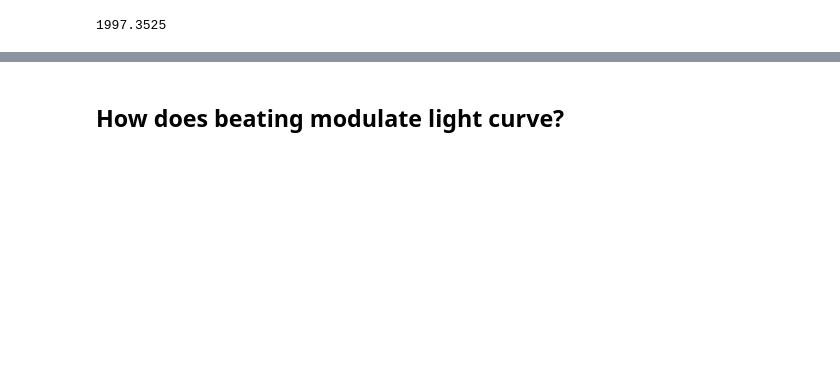
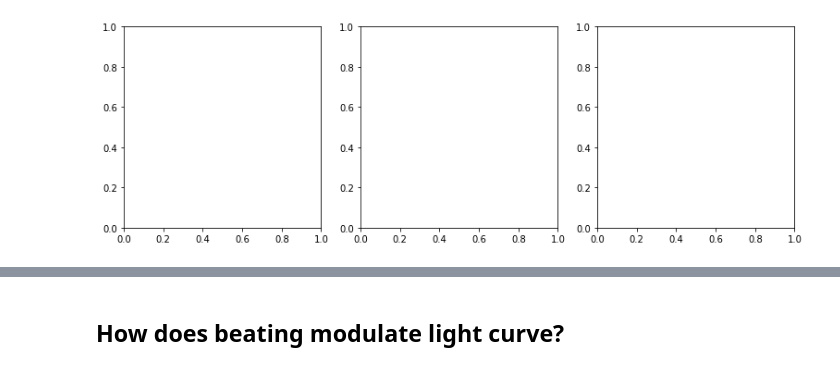
Before and after one commit to samarth-kashyap/starspots, a Jupyter notebook: notebooks/starspot.ipynb, the cells around one changed output, grey strips where cells are left out. Cells and saved outputs as stored; diff of their text form; code cells hidden in the pictures; blank space fills up the shorter version.

```diff
--- a/notebooks/starspot.ipynb
+++ b/notebooks/starspot.ipynb
@@ -8,4 +5,5 @@ st1.simulate_spots()
-# %%
-SS.initial_time + SS.total_time
-# %% [output]
-1997.3525
+# %%
+fig, axs = plt.subplots(nrows=1, ncols=3, figsize=(13, 4))
+count = 0
+# %% [output]
+[figure, added]
```
Also changed, not shown: parts of 12 cells of this notebook, 2 other files.
